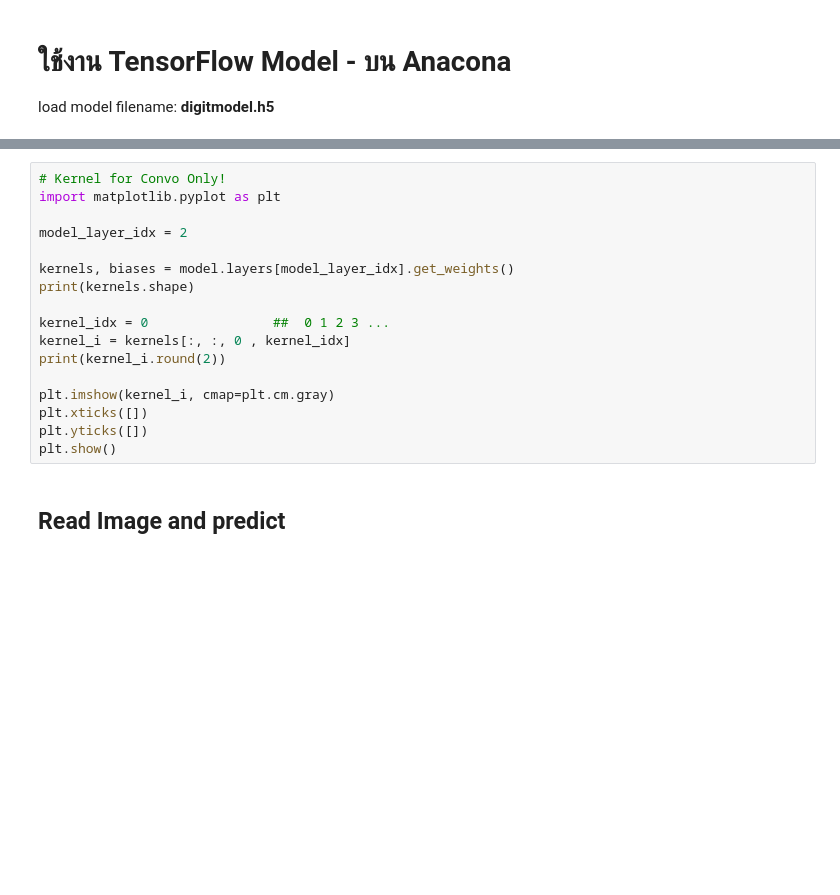
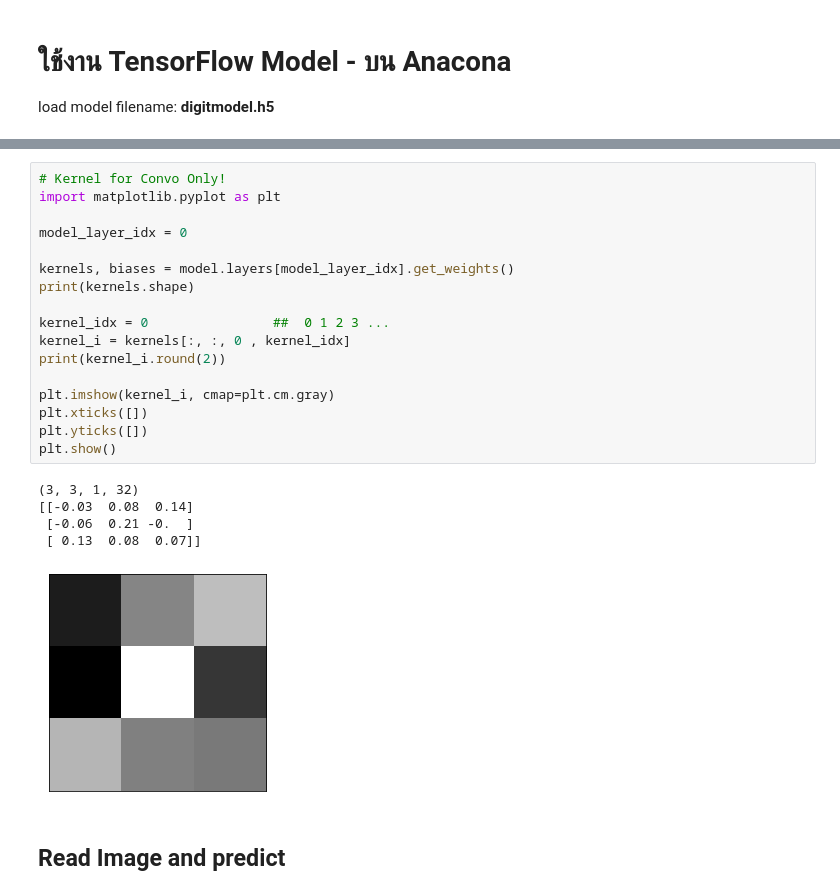
Before and after one commit to vorasit/deep_learning, a Jupyter notebook: lesson_code/ch15 CNN digit recog use Model.ipynb, the cells around one changed output, grey strips where cells are left out. Cells and saved outputs as stored; diff of their text form; blank space fills up the shorter version.

```diff
--- a/lesson_code/ch15 CNN digit recog use Model.ipynb
+++ b/lesson_code/ch15 CNN digit recog use Model.ipynb
@@ -9,20 +27,26 @@ model.summary()
 # %%
 # Kernel for Convo Only!
 import matplotlib.pyplot as plt
 
-model_layer_idx = 2
+model_layer_idx = 0
 
 kernels, biases = model.layers[model_layer_idx].get_weights()
 print(kernels.shape)
 
 kernel_idx = 0                ##  0 1 2 3 ...
 kernel_i = kernels[:, :, 0 , kernel_idx]
 print(kernel_i.round(2))
 
 plt.imshow(kernel_i, cmap=plt.cm.gray)
 plt.xticks([])
 plt.yticks([])
 plt.show()
+# %% [output]
+(3, 3, 1, 32)
+[[-0.03  0.08  0.14]
+ [-0.06  0.21 -0.  ]
+ [ 0.13  0.08  0.07]]
+[figure, added]
 # %% [markdown]
 ## Read Image and predict
 # %%
```
Also changed, not shown: parts of 6 cells of this notebook, 4 other files.
